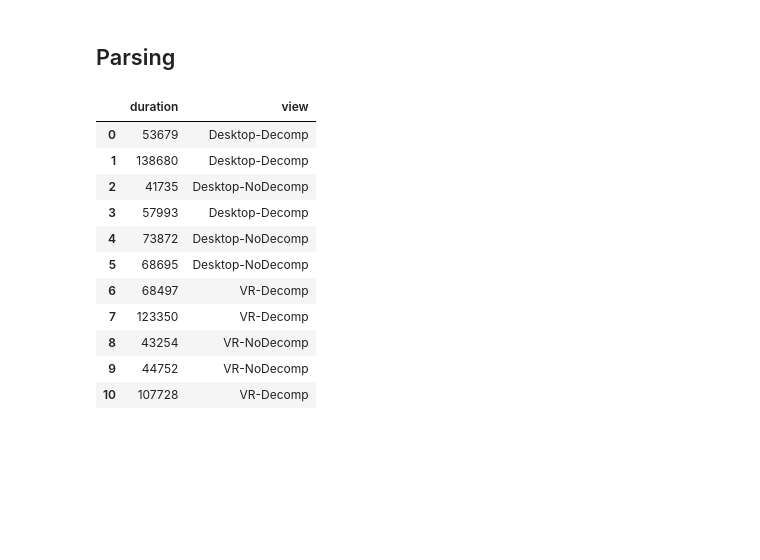
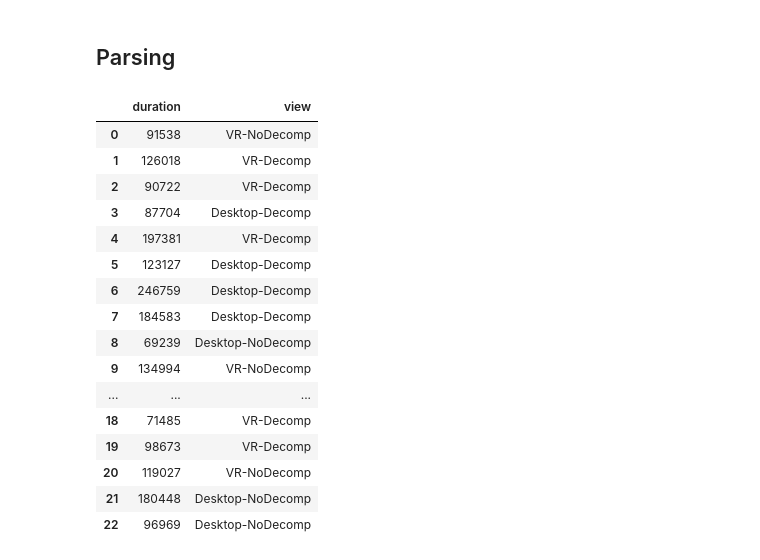
Before and after one commit to hpi-swa-lab/mp-2023-study, a Jupyter notebook: server/analysis.ipynb, the cells around one changed output. Saved outputs shown, nothing was run; the diff lists cells and outputs as text; code cells hidden in the pictures; blank space fills up the shorter version.

```diff
--- a/server/analysis.ipynb
+++ b/server/analysis.ipynb
@@ -6,49 +6,59 @@ This notebook parses the study results in the responses folder and analyzes the
 # %%
 # load all files in data
 # create a dataframe with all data
 
 import pandas as pd
 import numpy as np
 import os
 import json
 import matplotlib.pyplot as plt
 import codecs
 
-# load all files as utf-8 encoded json
 data = []
+demo_surveys = ["-0"]
+tutorial_surveys = ["-1", "-6", "-11", "-16"]
+tlx_surveys = ["-5", "-10", "-15", "-20"]
 for filename in os.listdir("data"):
+    #if not filename.startswith("44"):
+    #    continue
+
+    is_tutorial = any([tut + ".json" in filename for tut in tutorial_surveys])
+    is_tlx = any([tlx + ".json" in filename for tlx in tlx_surveys])
+    is_demo = any([demo + ".json" in filename for demo in demo_surveys])
+
     if not filename.endswith(".json"):
         continue
 
-    if filename.endswith("demo.json"):
+    if is_tutorial or is_demo:
         continue
 
-    if filename.endswith("tlx.json"):
-        continue
-
-    if filename.endswith("tutorial.json"):
+    if is_tlx:
         continue
 
     with codecs.open(os.path.join("data", filename), "rb", encoding="utf_8", errors='ignore') as f:
-        js = json.load(f)
-        data.append(js)
+        d = json.load(f)
+        data.append([d["response"]["duration"], d["task"]["view"]])
+
+df = pd.DataFrame(data, columns=["duration", "view"])
+df
+# %% [output]
+|  | duration | view |
+| 0 | 91538 | VR-NoDecomp |
+| 1 | 126018 | VR-Decomp |
+| 2 | 90722 | VR-Decomp |
+| 3 | 87704 | Desktop-Decomp |
+| 4 | 197381 | VR-Decomp |
+| 5 | 123127 | Desktop-Decomp |
+| 6 | 246759 | Desktop-Decomp |
+| 7 | 184583 | Desktop-Decomp |
+| 8 | 69239 | Desktop-NoDecomp |
+| 9 | 134994 | VR-NoDecomp |
+| ... | ... | ... |
+| 18 | 71485 | VR-Decomp |
+| 19 | 98673 | VR-Decomp |
+| 20 | 119027 | VR-NoDecomp |
+| 21 | 180448 | Desktop-NoDecomp |
+| 22 | 96969 | Desktop-NoDecomp |
-# %%
-matrix = [[d["response"]["duration"], d["task"]["view"]] for d in data]
-df = pd.DataFrame(matrix, columns=["duration", "view"])
-df
-# %% [output]
-|  | duration | view |
-| 0 | 53679 | Desktop-Decomp |
-| 1 | 138680 | Desktop-Decomp |
-| 2 | 41735 | Desktop-NoDecomp |
-| 3 | 57993 | Desktop-Decomp |
-| 4 | 73872 | Desktop-NoDecomp |
-| 5 | 68695 | Desktop-NoDecomp |
-| 6 | 68497 | VR-Decomp |
-| 7 | 123350 | VR-Decomp |
-| 8 | 43254 | VR-NoDecomp |
-| 9 | 44752 | VR-NoDecomp |
-| 10 | 107728 | VR-Decomp |
 # %%
 # group df by view
 grouped = df.groupby("view")
```
Also changed, not shown: parts of 8 cells of this notebook.
